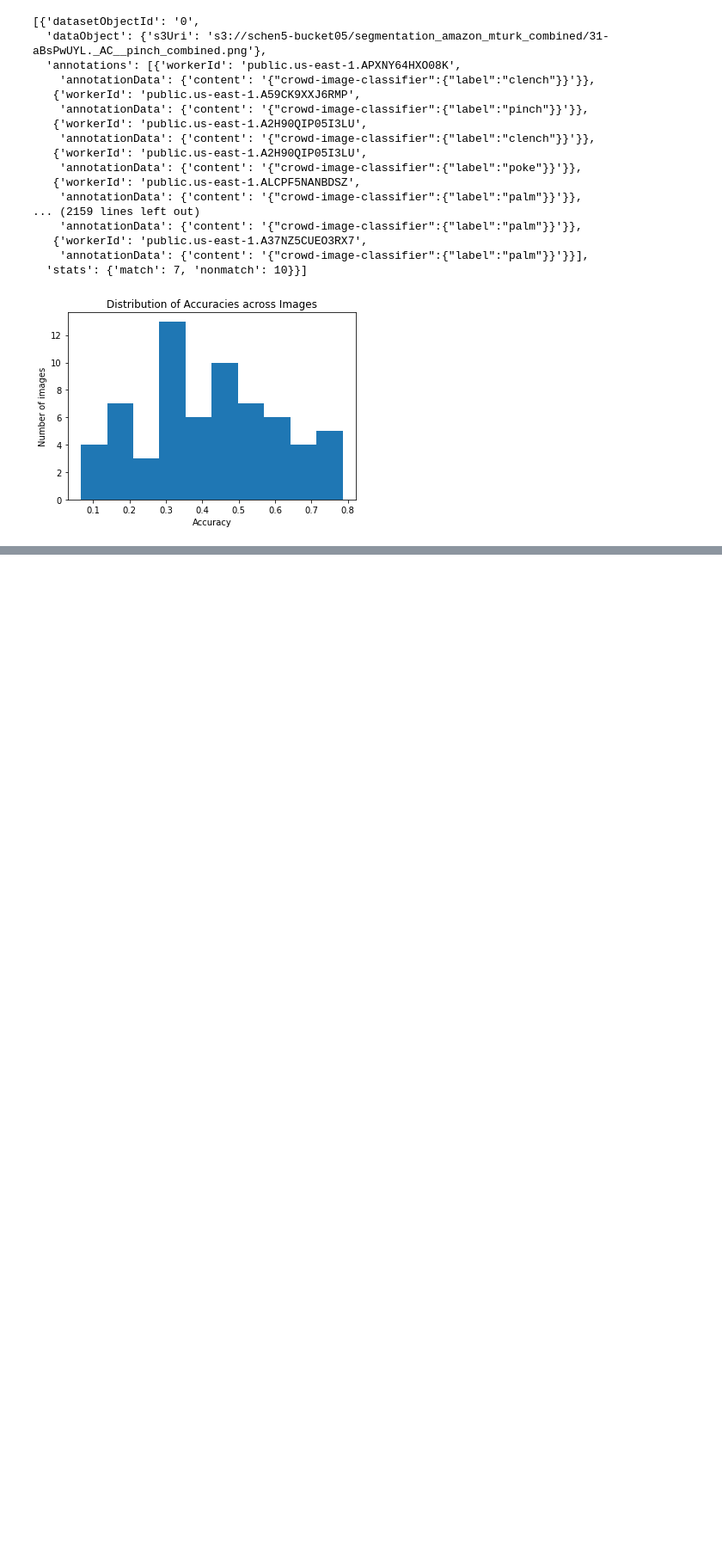
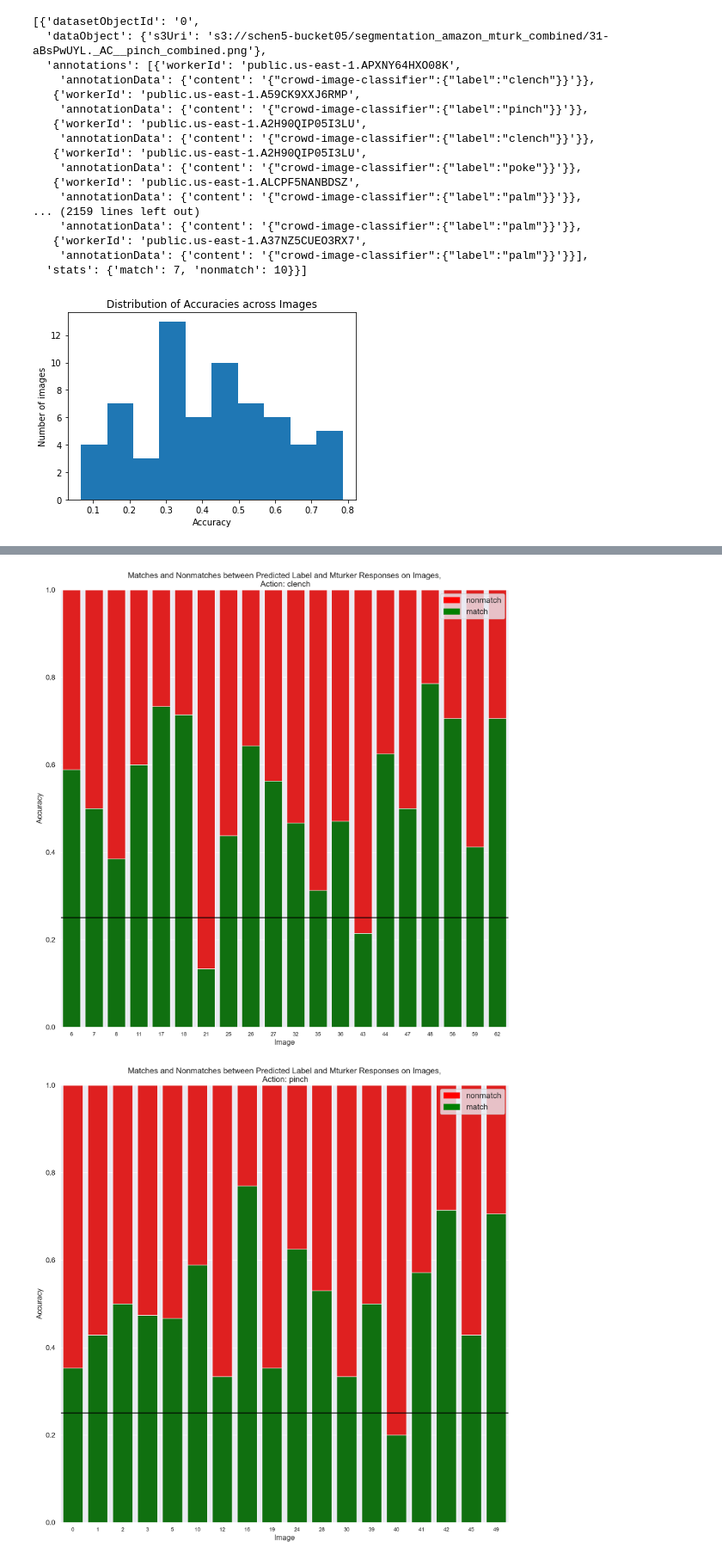
Before and after one commit to sanghyunyi/ee148-project, a Jupyter notebook: annotations/analyze_mturk_classification.ipynb, the cells around one changed output, grey strips where cells are left out. Shown at 86% size. Cells and saved outputs as stored; diff of their text form; code cells hidden in the pictures; blank space fills up the shorter version.

```diff
--- a/annotations/analyze_mturk_classification.ipynb
+++ b/annotations/analyze_mturk_classification.ipynb
@@ -447,7 +415,0 @@ plot_stacked_bars(y, 'Matches and Nonmatches between True and Mturker Responses
-# %%
-for action in ACTIONS:
-    plot_stacked_bars(acc_df.loc[acc_df['true_label'] == action][['y']],
-                      'Matches and Nonmatches between True and Mturker Responses on Images,'\
-                      '\n Action: %s' % action,
-                      'mturk-classification-accuracies-stacked-bars-plot-%s.png' % action,
-                      x_tick_labels=acc_df.loc[acc_df['true_label'] == action][['image_idx']])
@@ -483,0 +437,10 @@ len(bad_df)
+# %%
+for action in ACTIONS:
+    plot_stacked_bars(acc_df.loc[acc_df['true_label'] == action][['y']],
+                      'Matches and Nonmatches between Predicted Label and Mturker Responses on Images,'\
+                      '\n Action: %s' % action,
+                      'mturk-classification-accuracies-stacked-bars-plot-%s.png' % action,
+                      x_tick_labels=acc_df.loc[acc_df['true_label'] == action][['image_idx']])
+# %% [output]
+[figure, added]
+[figure, added]
```
Also changed, not shown: parts of 47 cells of this notebook, 10 other files.
